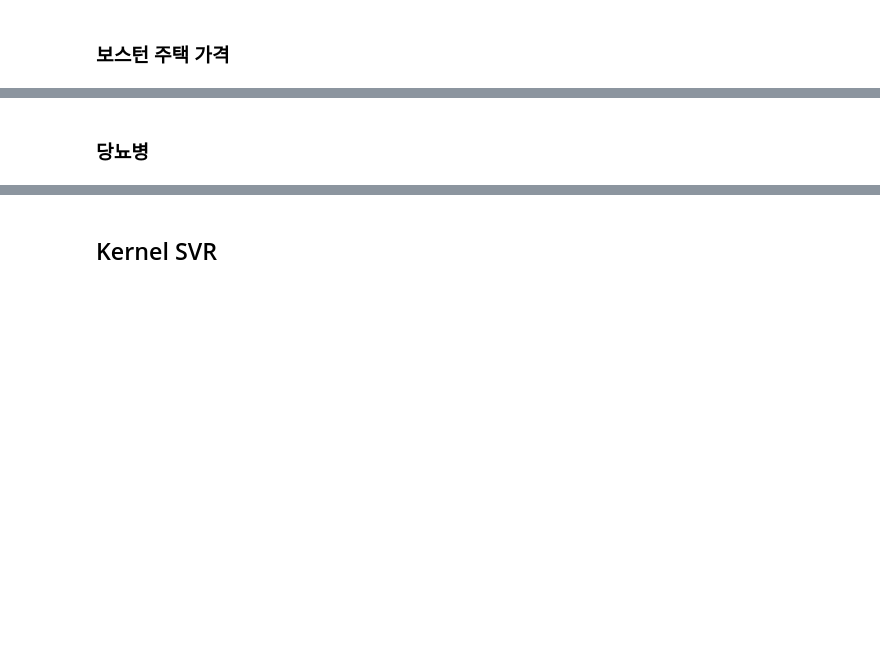
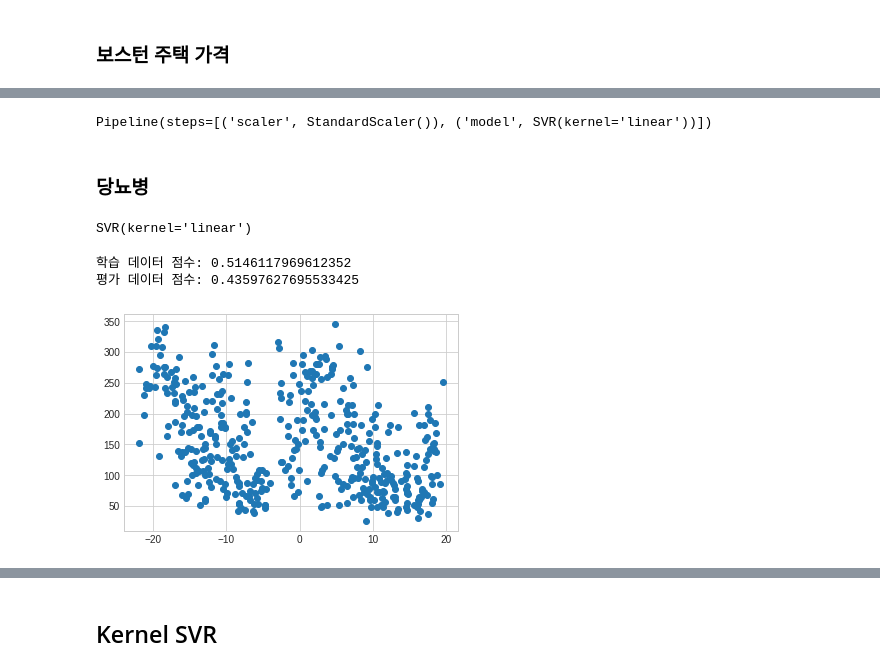
Before and after one commit to suumino/DataAlanysis, a Jupyter notebook: 05_서포트_벡터_머신(Support_Vector_Machines).ipynb, the cells around one changed output, grey strips where cells are left out. Drawn from its saved outputs; the diff is of its cells as text; code cells hidden in the pictures; blank space fills up the shorter version.

```diff
--- a/05_서포트_벡터_머신(Support_Vector_Machines).ipynb
+++ b/05_서포트_벡터_머신(Support_Vector_Machines).ipynb
@@ -213,2 +308,9 @@ X_test = scaler.transform(X_test)
+# %%
+gs.best_estimator_
+# %% [output]
+Pipeline(steps=[('scaler', StandardScaler()), ('model', SVR(kernel='linear'))])
 # %% [markdown]
 ### 당뇨병
+# %%
+X, y = load_diabetes(return_X_y=True)
+X_train, X_test, y_train, y_test = train_test_split(X, y, test_size=0.2)
@@ -214,0 +322,16 @@ X_test = scaler.transform(X_test)
+# %%
+model = SVR(kernel='linear')
+model.fit(X_train, y_train)
+# %% [output]
+SVR(kernel='linear')
+# %%
+print("학습 데이터 점수: {}".format(model.score(X_train, y_train)))
+print("평가 데이터 점수: {}".format(model.score(X_test, y_test)))
+# %% [output]
+학습 데이터 점수: 0.5146117969612352
+평가 데이터 점수: 0.43597627695533425
+# %%
+X_comp = TSNE(n_components=1).fit_transform(X)
+plt.scatter(X_comp, y);
+# %% [output]
+[figure, added]
```
Also changed, not shown: parts of 16 cells of this notebook.
